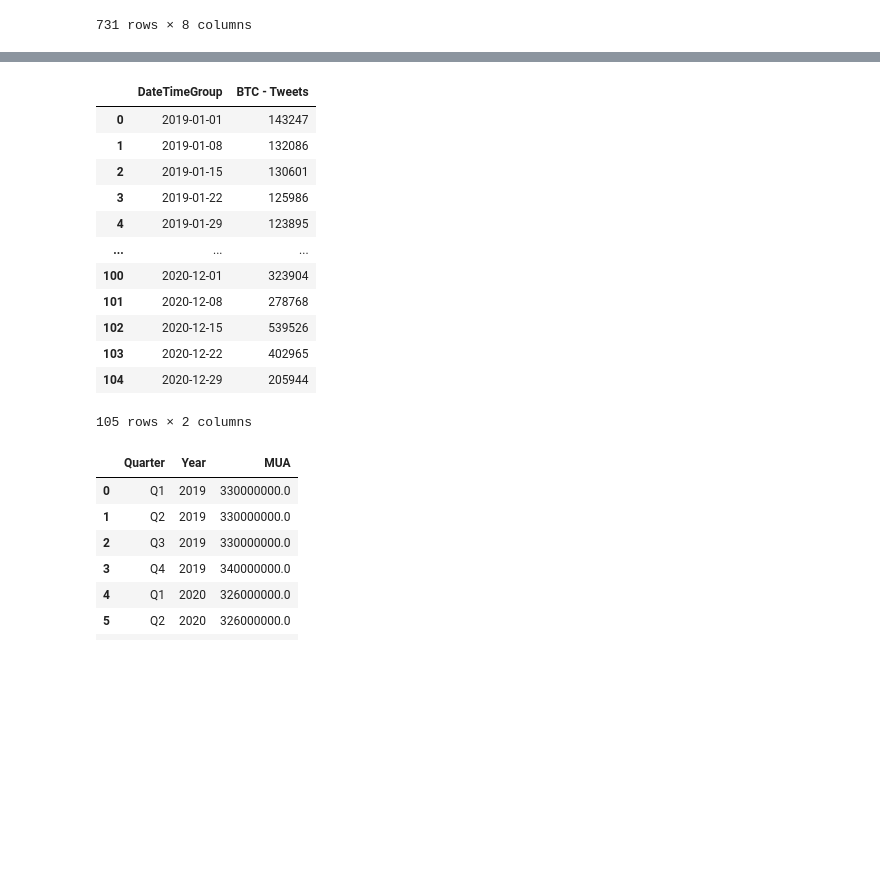
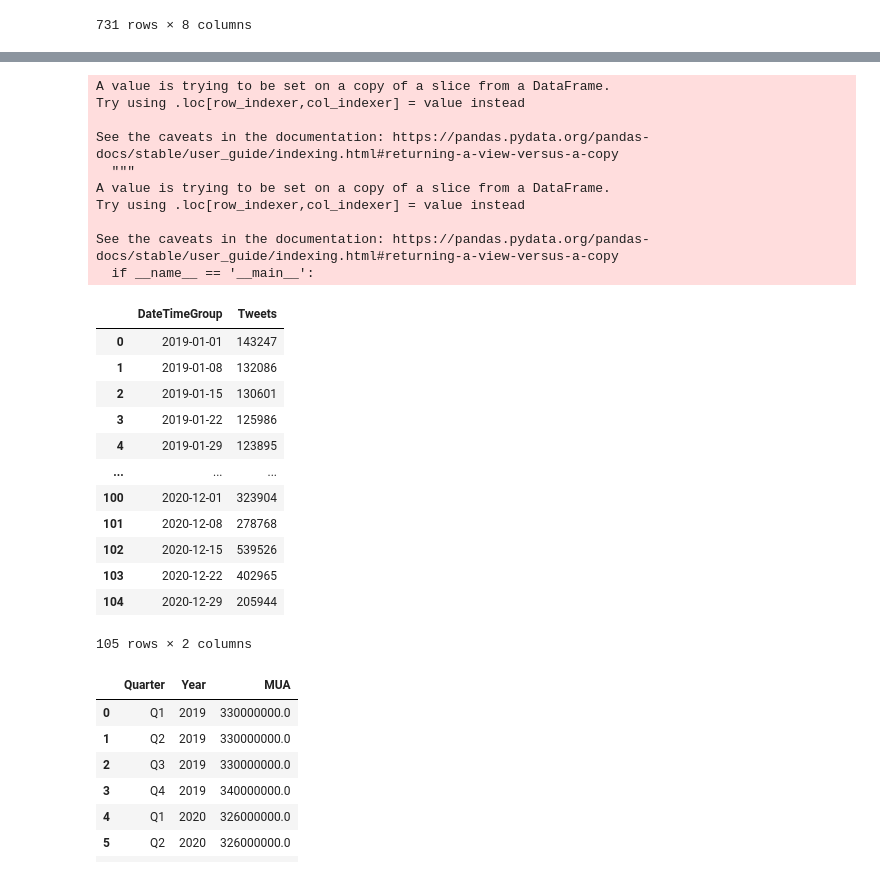
Before and after one commit to c5k1m/COGS108_Bitcoin_Data_Project, a Jupyter notebook: EDACheckpoint_group009.ipynb, the cells around one changed output, grey strips where cells are left out. Cells and saved outputs as stored; diff of their text form; code cells hidden in the pictures; blank space fills up the shorter version.

```diff
--- a/EDACheckpoint_group009.ipynb
+++ b/EDACheckpoint_group009.ipynb
@@ -148,13 +148,13 @@ for script in scripts:
                 date.append(each)
             else:
                 tweet.append(each)
-        tweet_df = pd.DataFrame(list(zip(date, tweet)), columns=["Date","BTC - Tweets"])
+        tweets_daily = pd.DataFrame(list(zip(date, tweet)), columns=["Date", "Tweets"])
 
 # This dataframe has one null value so we will need to remove it
-tweet_df = tweet_df[tweet_df["BTC - Tweets"] != "null"]
+tweets_daily = tweets_daily[tweets_daily["Tweets"] != "null"]
 
 # Cast the tweet count into ints so we can perform calculations on these values
-tweet_df = tweet_df.astype({'BTC - Tweets': 'int64'})
+tweets_daily = tweets_daily.astype({"Tweets": "int64"})
 
-tweet_df
+tweets_daily
 # %% [output]
@@ -174,17 +174,17 @@ tweet_df
 # %%
 # Filter our tweet dataframe so that we only include the tweet counts from the years 2019 and 2020
-tweets_2019_2020 = tweet_df[(tweet_df.Date.str.contains("2019", na=False)) | (tweet_df.Date.str.contains("2020", na=False))]
+tweets_2019_2020_daily = tweets_daily[(tweets_daily.Date.str.contains("2019", na=False)) | (tweets_daily.Date.str.contains("2020", na=False))]
 
 # Create a new column which converts the Date into DateTime so it is easier to work with and graph
-tweets_2019_2020['DateTime'] = pd.to_datetime(tweets_2019_2020['Date'])
+tweets_2019_2020_daily['DateTime'] = pd.to_datetime(tweets_2019_2020_daily['Date'])
 
 # Create a new column which converts the Date into DateTime and subtract 6 days so we can group the daily tweet count into tweet count prices
 # We will use this to group the data into weeks for the second part of the research question
-tweets_2019_2020['DateTimeGroup'] = pd.to_datetime(tweets_2019_2020['Date']) - pd.to_timedelta(6, unit='d')
+tweets_2019_2020_daily['DateTimeGroup'] = pd.to_datetime(tweets_2019_2020_daily['Date']) - pd.to_timedelta(6, unit='d')
 
 # Group the number of tweets by week
-tweets_2019_2020_weekly = tweets_2019_2020.groupby(pd.Grouper(key='DateTimeGroup', freq='W-TUE'))[['BTC - Tweets']].sum().reset_index().sort_values('DateTimeGroup')
+tweets_2019_2020_weekly = tweets_2019_2020_daily.groupby(pd.Grouper(key='DateTimeGroup', freq='W-TUE'))[['Tweets']].sum().reset_index().sort_values('DateTimeGroup')
 
-print(tweets_2019_2020)
+print(tweets_2019_2020_daily)
 tweets_2019_2020_weekly
 # %% [output]
@@ -208,4 +205,14 @@ See the caveats in the documentation: https://pandas.pydata.org/pandas-docs/stab
+A value is trying to be set on a copy of a slice from a DataFrame.
+Try using .loc[row_indexer,col_indexer] = value instead
+
+See the caveats in the documentation: https://pandas.pydata.org/pandas-docs/stable/user_guide/indexing.html#returning-a-view-versus-a-copy
+  """
+A value is trying to be set on a copy of a slice from a DataFrame.
+Try using .loc[row_indexer,col_indexer] = value instead
+
+See the caveats in the documentation: https://pandas.pydata.org/pandas-docs/stable/user_guide/indexing.html#returning-a-view-versus-a-copy
+  if __name__ == '__main__':
-|  | DateTimeGroup | BTC - Tweets |
+|  | DateTimeGroup | Tweets |
 | 0 | 2019-01-01 | 143247 |
 | 1 | 2019-01-08 | 132086 |
 | 2 | 2019-01-15 | 130601 |
@@ -217,7 +224,7 @@ See the caveats in the documentation: https://pandas.pydata.org/pandas-docs/stab
 | 102 | 2020-12-15 | 539526 |
 | 103 | 2020-12-22 | 402965 |
 | 104 | 2020-12-29 | 205944 |
-105 rows × 2 columns
+105 rows × 2 columns
 # %%
 # Manually create a dataframe with monthly twitter users from "Twitter Monthly Active"
 twitter_monthly_users_data = { 'Quarter': ['Q1', 'Q2', 'Q3', 'Q4', 'Q1', 'Q2', 'Q3', 'Q4'],
```
Also changed, not shown: parts of 57 cells of this notebook.
